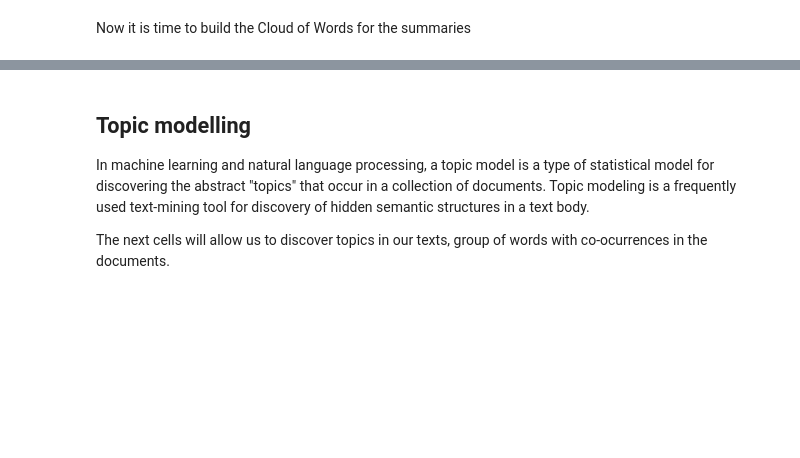
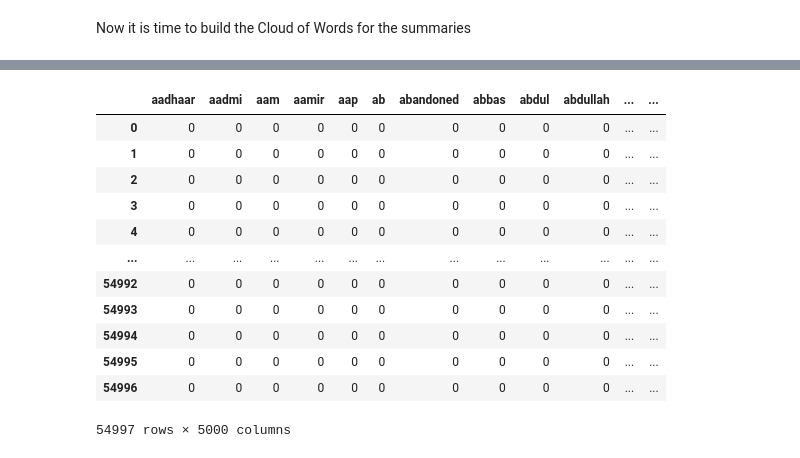
Before and after one commit to edumunozsala/Text-Summarization-Guide, a Jupyter notebook: Text_summarization_EDA.ipynb, the cells around one changed output, grey strips where cells are left out. Saved outputs shown, nothing was run; the diff lists cells and outputs as text; code cells hidden in the pictures; blank space fills up the shorter version.

```diff
--- a/Text_summarization_EDA.ipynb
+++ b/Text_summarization_EDA.ipynb
@@ -831,6 +831,23 @@ plot_10_most_common_words(count_data, count_vectorizer)
-# %% [markdown]
-## Topic modelling
-
-In machine learning and natural language processing, a topic model is a type of statistical model for discovering the abstract "topics" that occur in a collection of documents. Topic modeling is a frequently used text-mining tool for discovery of hidden semantic structures in a text body.
-
-The next cells will allow us to discover topics in our texts, group of words with co-ocurrences in the documents.
+# %%
+# Initialise the count vectorizer
+tf_vectorizer = CountVectorizer(max_df=0.9, min_df=25, max_features=5000)
+# Apply the count vectorized method to our cleaned data
+tf = tf_vectorizer.fit_transform(cleaned_text)
+# Build the Document Term Matrix
+tf_feature_names = tf_vectorizer.get_feature_names()
+doc_term_matrix = pd.DataFrame(tf.toarray(), columns=list(tf_feature_names))
+print(doc_term_matrix)
+# %% [output]
+|  | aadhaar | aadmi | aam | aamir | aap | ab | abandoned | abbas | abdul | abdullah | ... | ... |
+| 0 | 0 | 0 | 0 | 0 | 0 | 0 | 0 | 0 | 0 | 0 | ... | ... |
+| 1 | 0 | 0 | 0 | 0 | 0 | 0 | 0 | 0 | 0 | 0 | ... | ... |
+| 2 | 0 | 0 | 0 | 0 | 0 | 0 | 0 | 0 | 0 | 0 | ... | ... |
+| 3 | 0 | 0 | 0 | 0 | 0 | 0 | 0 | 0 | 0 | 0 | ... | ... |
+| 4 | 0 | 0 | 0 | 0 | 0 | 0 | 0 | 0 | 0 | 0 | ... | ... |
+| ... | ... | ... | ... | ... | ... | ... | ... | ... | ... | ... | ... | ... |
+| 54992 | 0 | 0 | 0 | 0 | 0 | 0 | 0 | 0 | 0 | 0 | ... | ... |
+| 54993 | 0 | 0 | 0 | 0 | 0 | 0 | 0 | 0 | 0 | 0 | ... | ... |
+| 54994 | 0 | 0 | 0 | 0 | 0 | 0 | 0 | 0 | 0 | 0 | ... | ... |
+| 54995 | 0 | 0 | 0 | 0 | 0 | 0 | 0 | 0 | 0 | 0 | ... | ... |
+| 54996 | 0 | 0 | 0 | 0 | 0 | 0 | 0 | 0 | 0 | 0 | ... | ... |
+54997 rows × 5000 columns
```
Also changed, not shown: parts of 54 cells of this notebook, 3 other files.
